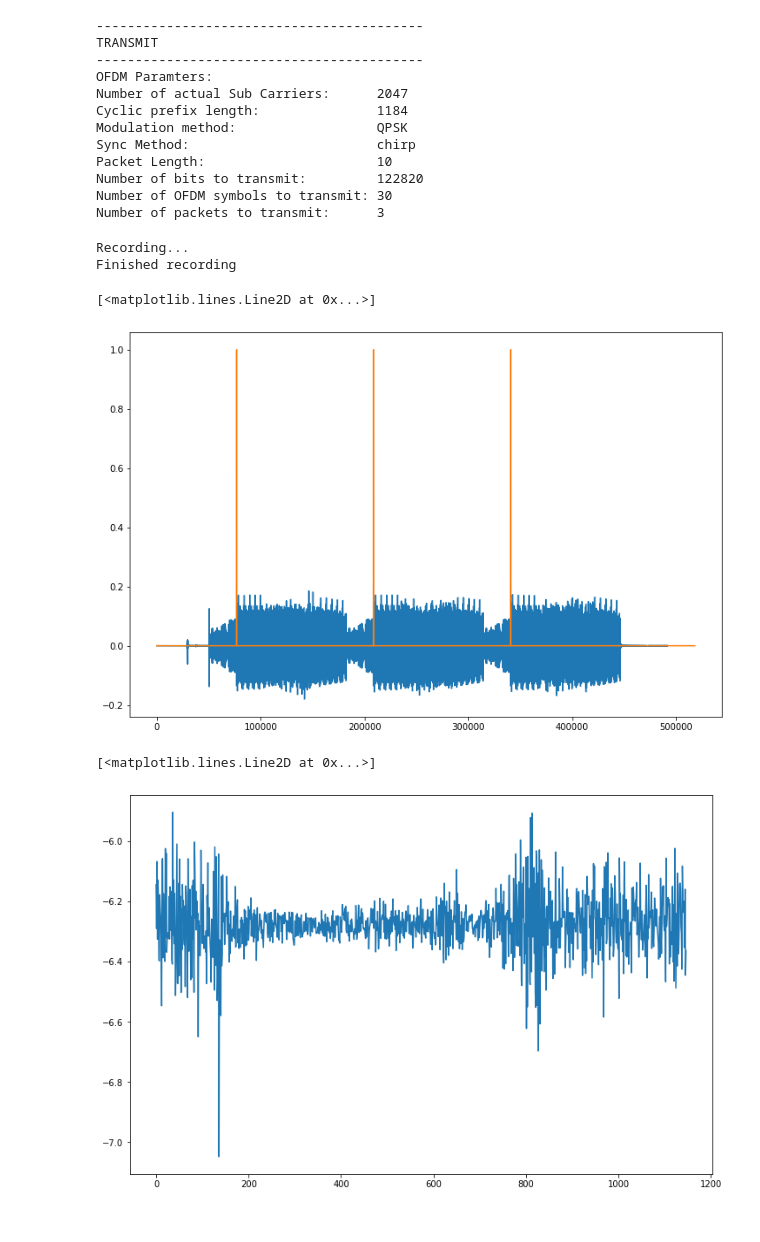
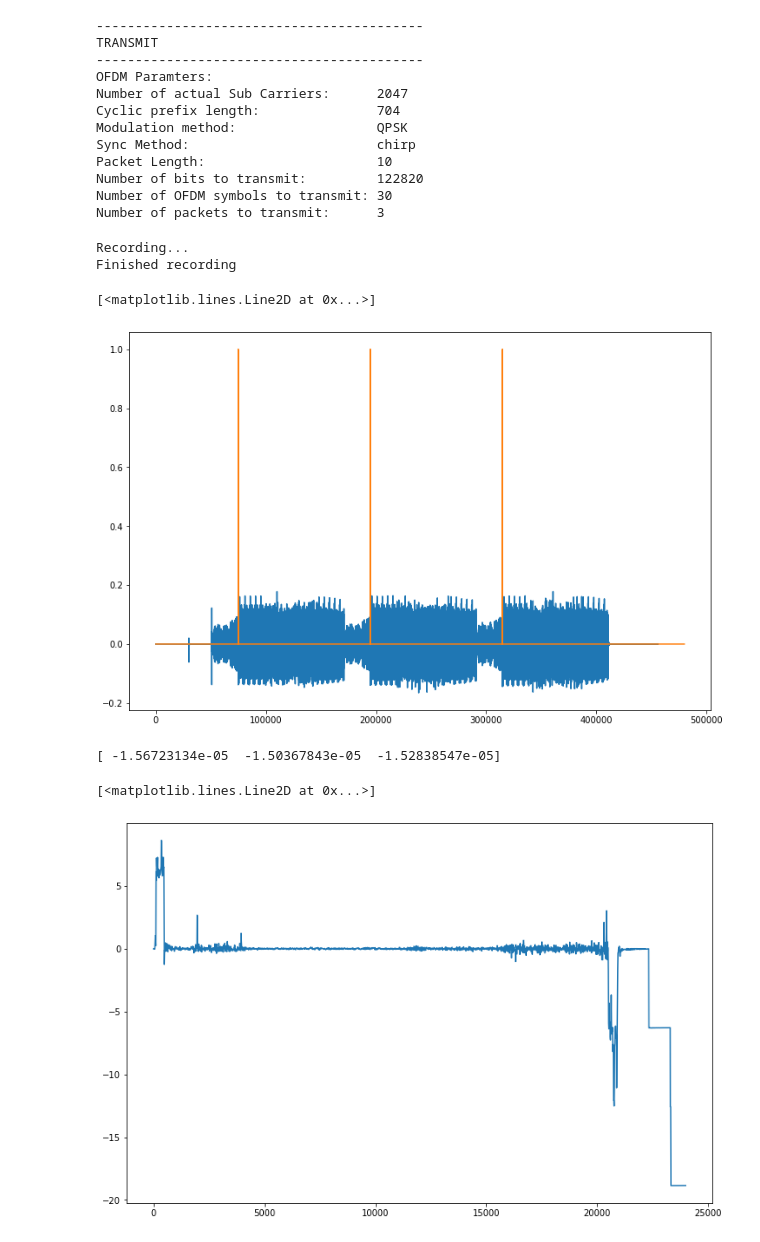
Before and after one commit to adamg-97/GF3-audio-modem, a Jupyter notebook: Final System Test.ipynb, the cells around one changed output. Saved outputs shown, nothing was run; the diff lists cells and outputs as text; code cells hidden in the pictures.

```diff
--- a/Final System Test.ipynb
+++ b/Final System Test.ipynb
@@ -8,7 +8,7 @@ with open("handouts/random_bits.txt", mode='rb') as f:
     for i in range(4096):
         known_seq = np.append(known_seq, int(f.read(1)))
 # %%
-tx = transmitter(mode = 3, known_sequence=known_seq, no_pilots=5, packet_length=10)
+tx = transmitter(mode = 2, known_sequence=known_seq, no_pilots=5, packet_length=10)
 # %%
 bits = np.random.binomial(n=1, p=0.5, size=(30*tx.bits_per_symbol,))
 # %%
@@ -19,7 +19,7 @@ TRANSMIT
 ------------------------------------------
 OFDM Paramters:
 Number of actual Sub Carriers:      2047
-Cyclic prefix length:               1184
+Cyclic prefix length:               704
 Modulation method:                  QPSK
 Sync Method:                        chirp
 Packet Length:                      10
@@ -37,29 +37,30 @@ Finished recording
 #print(fs)
 #r = signal
 # %%
-rx = receiver(mode = 3, known_sequence=known_seq, no_pilots=5, packet_length=10)
+rx = receiver(mode = 2, known_sequence=known_seq, no_pilots=5, packet_length=10)
 # %%
 zeros = rx.chirp_method(r)
 plt.plot(r)
 plt.plot(zeros)
 # %% [output]
 [<matplotlib.lines.Line2D at 0x...>]
-[figure, old version]
+[figure, new version]
 # %%
 rx_signal_cp = rx.get_symbols(r,zeros)
 rx_signal = rx.remove_cp(rx_signal_cp)
 OFDM_symbols = np.fft.fft(rx_signal)
 data_symbols, start_pilots, end_pilots = rx.get_data(OFDM_symbols)
 data_symbols, Hest_start, Hest_end = rx.equalise(data_symbols, start_pilots, end_pilots)
 s = np.unwrap(np.angle(Hest_start))
 e = np.unwrap(np.angle(Hest_end))
 diff = e - s
-diff = diff[:,200:-700]
-x = np.arange(len(diff[0]))
+#diff = diff[:,200:-700]
+x = np.linspace(0,rx.K/rx.ofdm_symbol_size*rx.fs,len(diff[0]))
 plt.plot(x,diff[0])
 # %% [output]
-[<matplotlib.lines.Line2D at 0x...>]
+[ -1.56723134e-05  -1.50367843e-05  -1.52838547e-05]
+[<matplotlib.lines.Line2D at 0x...>]
-[figure, old version]
+[figure, new version]
 # %%
 grad = np.polyfit(x,diff[0],1)
 grad[0]
```
Also changed, not shown: parts of 3 cells of this notebook, 1 other file.
